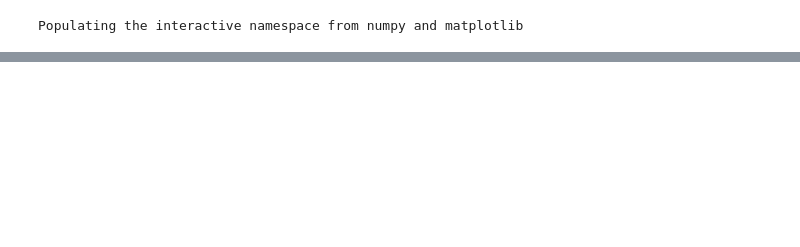
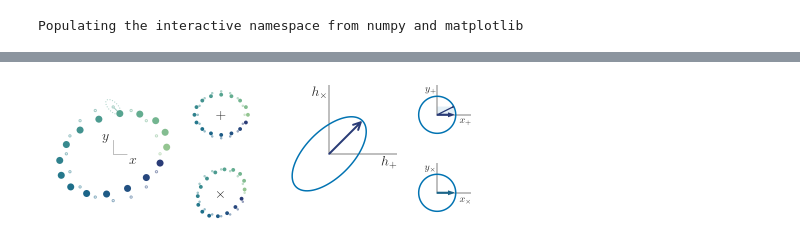
Before and after one commit to maxisi/gwpols, a Jupyter notebook: notebooks/pol_diagram.ipynb, the cells around one changed output, grey strips where cells are left out. Cells and saved outputs as stored; diff of their text form; code cells hidden in the pictures; blank space fills up the shorter version.

```diff
--- a/notebooks/pol_diagram.ipynb
+++ b/notebooks/pol_diagram.ipynb
@@ -377,0 +354,5 @@ for i, wt in enumerate(wts):
+# %%
+for wt in linspace(0, 2*pi, 1):
+    plot_instant(wt, ellip=0.5, theta=pi/4);
+# %% [output]
+[figure, added]
```
Also changed, not shown: parts of 19 cells of this notebook, 2 other files.
